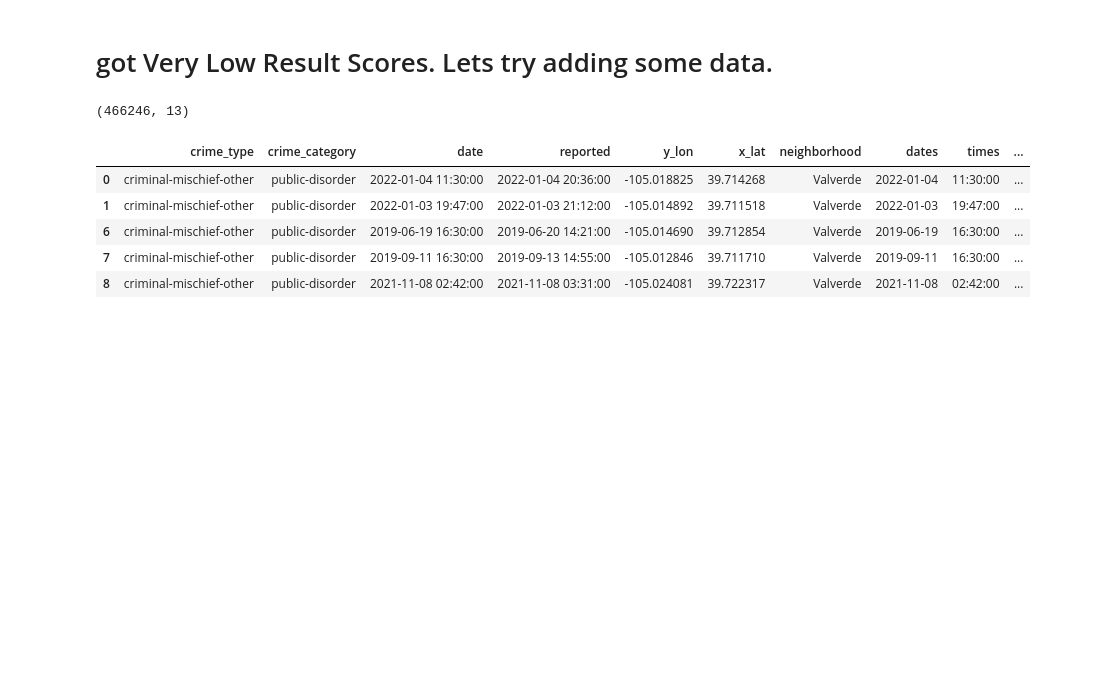
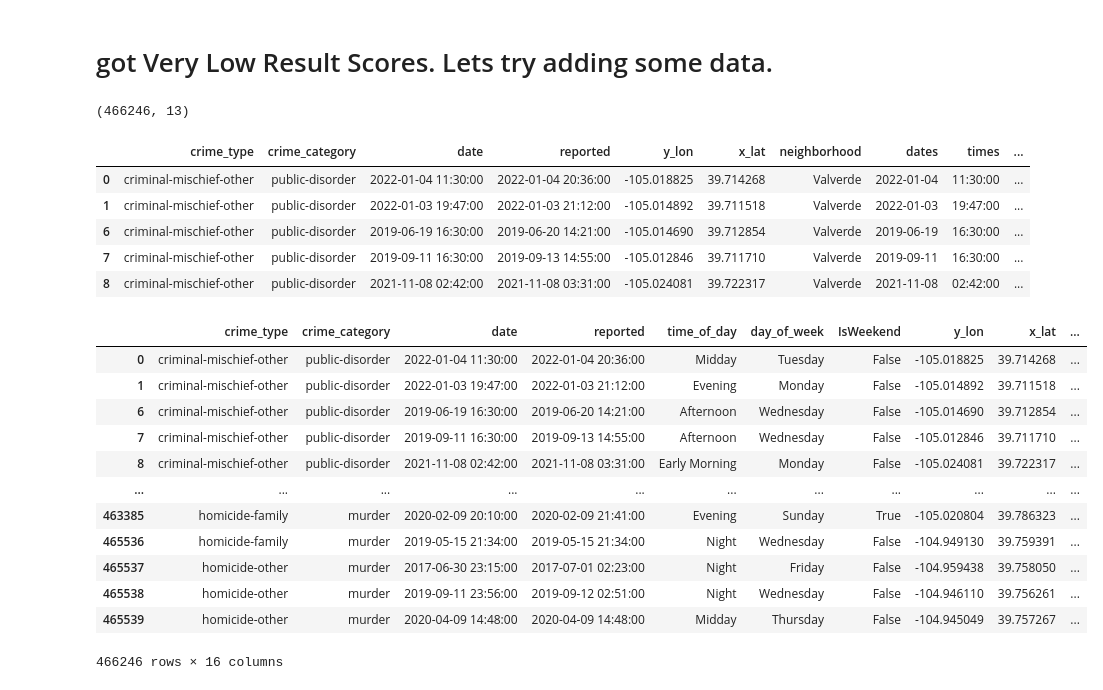
Before and after one commit to Seismic-Striker/Springboard_and_Datacamp, a Jupyter notebook: Denver Crime Data/Denver Crime Pre-Processing.ipynb, the cells around one changed output. Saved outputs shown, nothing was run; the diff lists cells and outputs as text; code cells hidden in the pictures; blank space fills up the shorter version.

```diff
--- a/Denver Crime Data/Denver Crime Pre-Processing.ipynb
+++ b/Denver Crime Data/Denver Crime Pre-Processing.ipynb
@@ -212,7 +212,7 @@ accuracy: 0.308268
 # %% [markdown]
 # got Very Low Result Scores. Lets try adding some data.
 # %%
-df = pd.read_csv('preprocessing.csv',index_col=0)
+df = pd.read_csv('preprocessing.csv',index_col=0,parse_dates=['date','reported'])
 print(df.shape)
 df.head()
 # %% [output]
@@ -223,3 +223,30 @@ df.head()
 | 6 | criminal-mischief-other | public-disorder | 2019-06-19 16:30:00 | 2019-06-20 14:21:00 | -105.014690 | 39.712854 | Valverde | 2019-06-19 | 16:30:00 | ... |
 | 7 | criminal-mischief-other | public-disorder | 2019-09-11 16:30:00 | 2019-09-13 14:55:00 | -105.012846 | 39.711710 | Valverde | 2019-09-11 | 16:30:00 | ... |
 | 8 | criminal-mischief-other | public-disorder | 2021-11-08 02:42:00 | 2021-11-08 03:31:00 | -105.024081 | 39.722317 | Valverde | 2021-11-08 | 02:42:00 | ... |
+# %%
+bins = [0,5,10,14,18,20,24]
+categories = ['Early Morning','Morning','Midday','Afternoon','Evening','Night']
+ToD = pd.cut(df['date'].dt.hour,bins = bins, labels = categories)
+df.insert(4,'time_of_day',ToD)
+
+
+DOW = df['date'].dt.day_name()
+df.insert(5,'day_of_week',DOW)
+weekend = df["date"].dt.weekday >= 5
+df.insert(6,'IsWeekend',weekend)
+# %%
+df
+# %% [output]
+|  | crime_type | crime_category | date | reported | time_of_day | day_of_week | IsWeekend | y_lon | x_lat | ... |
+| 0 | criminal-mischief-other | public-disorder | 2022-01-04 11:30:00 | 2022-01-04 20:36:00 | Midday | Tuesday | False | -105.018825 | 39.714268 | ... |
+| 1 | criminal-mischief-other | public-disorder | 2022-01-03 19:47:00 | 2022-01-03 21:12:00 | Evening | Monday | False | -105.014892 | 39.711518 | ... |
+| 6 | criminal-mischief-other | public-disorder | 2019-06-19 16:30:00 | 2019-06-20 14:21:00 | Afternoon | Wednesday | False | -105.014690 | 39.712854 | ... |
+| 7 | criminal-mischief-other | public-disorder | 2019-09-11 16:30:00 | 2019-09-13 14:55:00 | Afternoon | Wednesday | False | -105.012846 | 39.711710 | ... |
+| 8 | criminal-mischief-other | public-disorder | 2021-11-08 02:42:00 | 2021-11-08 03:31:00 | Early Morning | Monday | False | -105.024081 | 39.722317 | ... |
+| ... | ... | ... | ... | ... | ... | ... | ... | ... | ... | ... |
+| 463385 | homicide-family | murder | 2020-02-09 20:10:00 | 2020-02-09 21:41:00 | Evening | Sunday | True | -105.020804 | 39.786323 | ... |
+| 465536 | homicide-family | murder | 2019-05-15 21:34:00 | 2019-05-15 21:34:00 | Night | Wednesday | False | -104.949130 | 39.759391 | ... |
+| 465537 | homicide-other | murder | 2017-06-30 23:15:00 | 2017-07-01 02:23:00 | Night | Friday | False | -104.959438 | 39.758050 | ... |
+| 465538 | homicide-other | murder | 2019-09-11 23:56:00 | 2019-09-12 02:51:00 | Night | Wednesday | False | -104.946110 | 39.756261 | ... |
+| 465539 | homicide-other | murder | 2020-04-09 14:48:00 | 2020-04-09 14:48:00 | Midday | Thursday | False | -104.945049 | 39.757267 | ... |
+466246 rows × 16 columns
```
Also changed, not shown: parts of 10 cells of this notebook.
